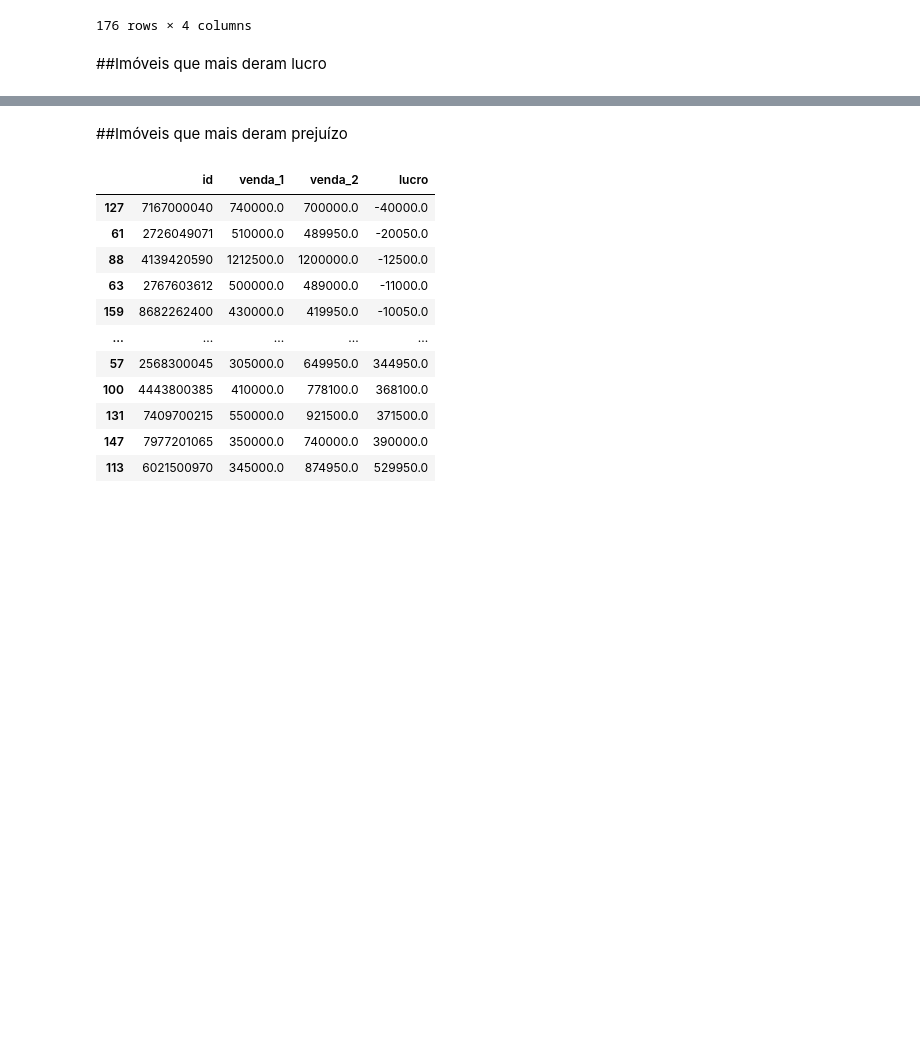
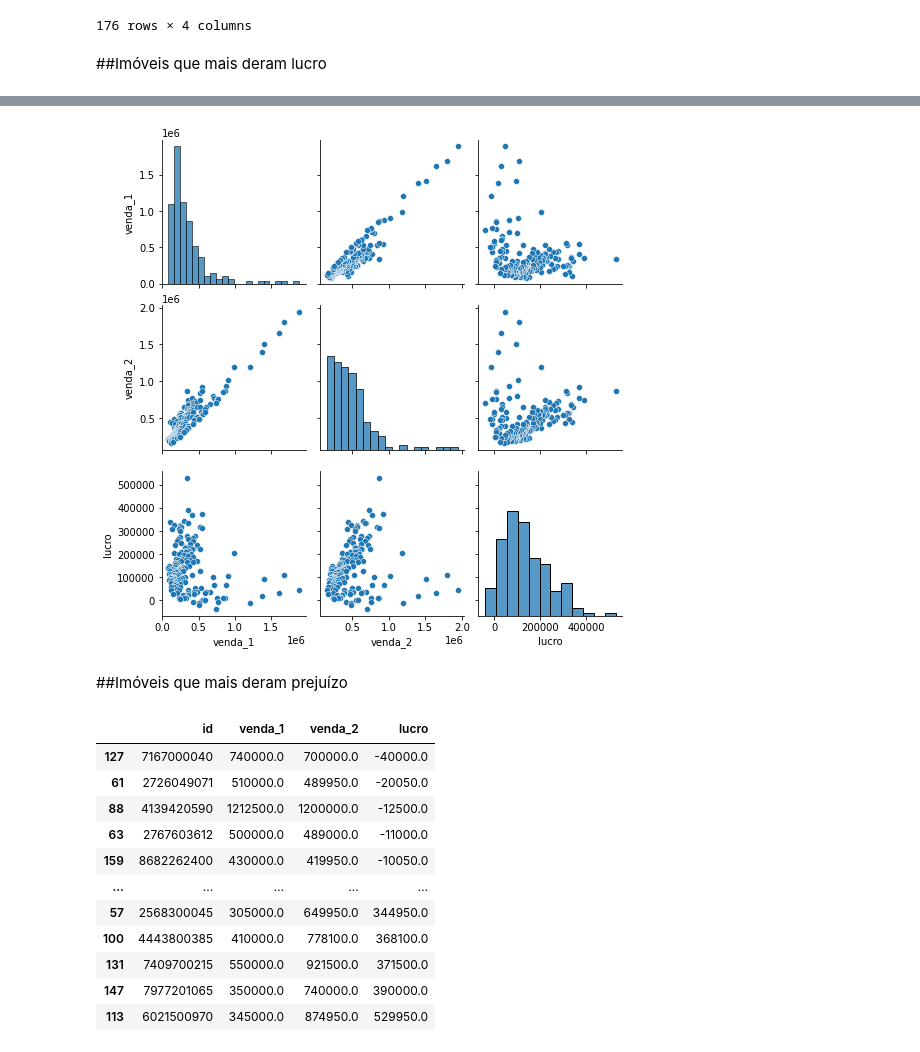
Before and after one commit to Rafa516/RoofImoveis, a Jupyter notebook: MiniProjeto_RoofImoveis_RID37828.ipynb, the cells around one changed output, grey strips where cells are left out. Cells and saved outputs as stored; diff of their text form; code cells hidden in the pictures; blank space fills up the shorter version.

```diff
--- a/MiniProjeto_RoofImoveis_RID37828.ipynb
+++ b/MiniProjeto_RoofImoveis_RID37828.ipynb
@@ -432,3 +430,8 @@ duplicadostabela.sort_values(by=['lucro'], ascending=False)
+# %%
+sns.pairplot(df_lucro [['venda_1', 'venda_2', 'lucro']])
+plt.show()
+# %% [output]
+[figure, added]
 # %% [markdown]
 ##Imóveis que mais deram prejuízo
 # %%
```
Also changed, not shown: parts of 4 cells of this notebook.
